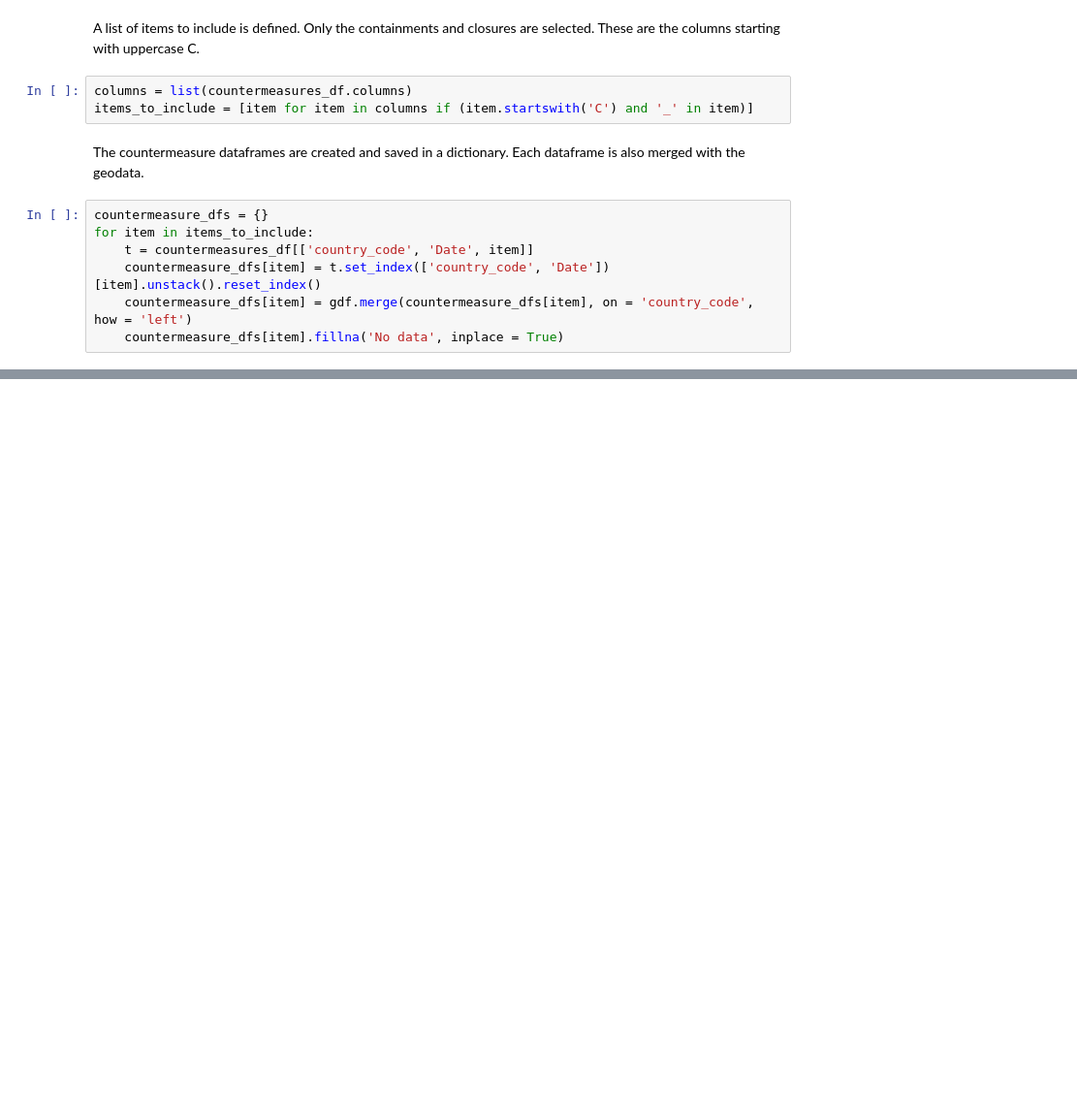
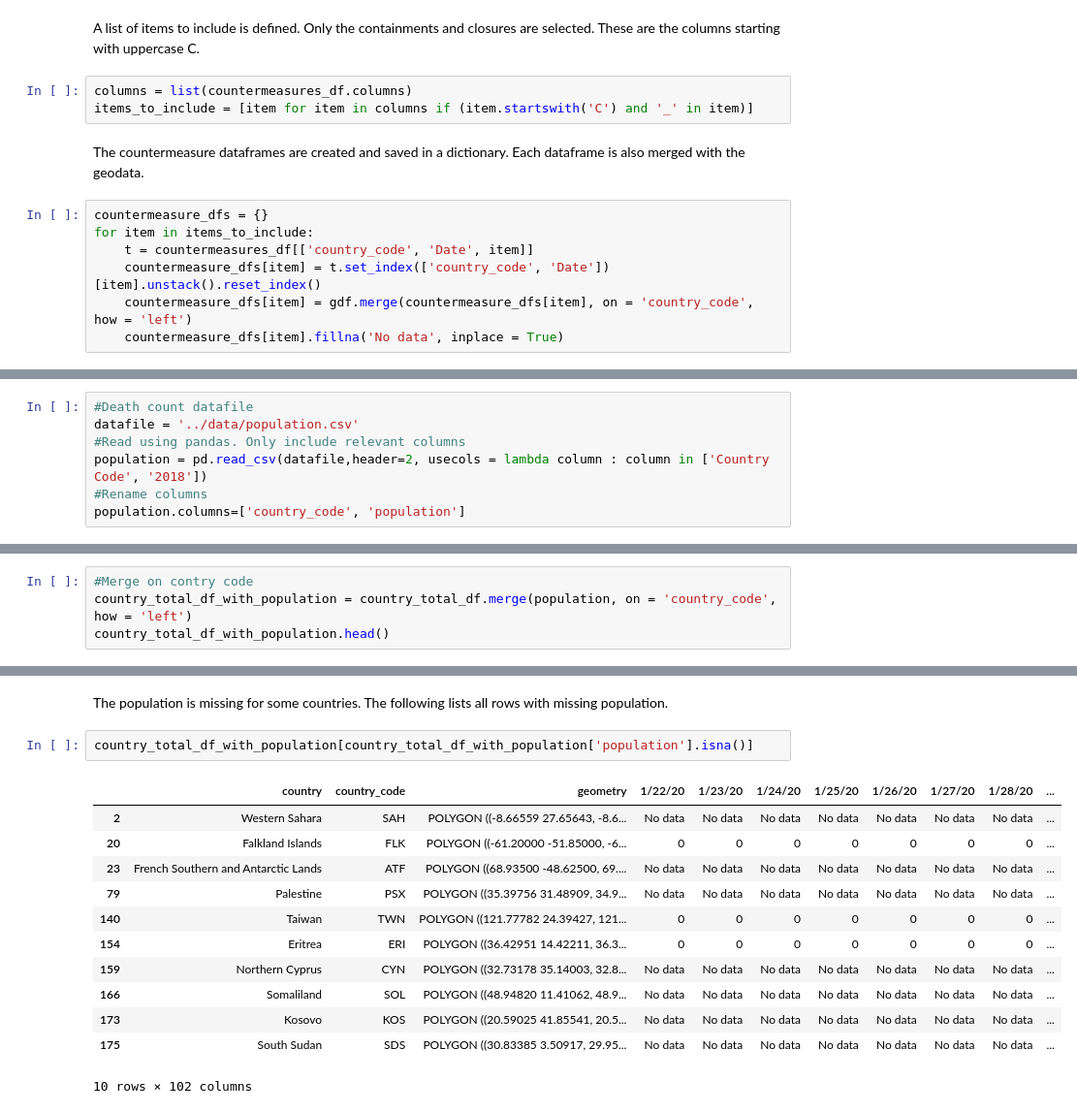
Before and after one commit to MFHolm/socialData, a Jupyter notebook: data_prep.ipynb, the cells around one changed output, grey strips where cells are left out. Shown at 97% size. Cells and saved outputs as stored; diff of their text form; blank space fills up the shorter version.

```diff
--- a/data_prep.ipynb
+++ b/data_prep.ipynb
@@ -124,0 +129,7 @@ for item in items_to_include:
+# %%
+#Death count datafile
+datafile = '../data/population.csv'
+#Read using pandas. Only include relevant columns
+population = pd.read_csv(datafile,header=2, usecols = lambda column : column in ['Country Code', '2018'])
+#Rename columns
+population.columns=['country_code', 'population']
@@ -124,0 +138,4 @@ for item in items_to_include:
+# %%
+#Merge on contry code
+country_total_df_with_population = country_total_df.merge(population, on = 'country_code', how = 'left')
+country_total_df_with_population.head()
@@ -124,0 +150,17 @@ for item in items_to_include:
+# %% [markdown]
+The population is missing for some countries. The following lists all rows with missing population.
+# %%
+country_total_df_with_population[country_total_df_with_population['population'].isna()]
+# %% [output]
+|  | country | country_code | geometry | 1/22/20 | 1/23/20 | 1/24/20 | 1/25/20 | 1/26/20 | 1/27/20 | 1/28/20 | ... |
+| 2 | Western Sahara | SAH | POLYGON ((-8.66559 27.65643, -8.6... | No data | No data | No data | No data | No data | No data | No data | ... |
+| 20 | Falkland Islands | FLK | POLYGON ((-61.20000 -51.85000, -6... | 0 | 0 | 0 | 0 | 0 | 0 | 0 | ... |
+| 23 | French Southern and Antarctic Lands | ATF | POLYGON ((68.93500 -48.62500, 69.... | No data | No data | No data | No data | No data | No data | No data | ... |
+| 79 | Palestine | PSX | POLYGON ((35.39756 31.48909, 34.9... | No data | No data | No data | No data | No data | No data | No data | ... |
+| 140 | Taiwan | TWN | POLYGON ((121.77782 24.39427, 121... | 0 | 0 | 0 | 0 | 0 | 0 | 0 | ... |
+| 154 | Eritrea | ERI | POLYGON ((36.42951 14.42211, 36.3... | 0 | 0 | 0 | 0 | 0 | 0 | 0 | ... |
+| 159 | Northern Cyprus | CYN | POLYGON ((32.73178 35.14003, 32.8... | No data | No data | No data | No data | No data | No data | No data | ... |
+| 166 | Somaliland | SOL | POLYGON ((48.94820 11.41062, 48.9... | No data | No data | No data | No data | No data | No data | No data | ... |
+| 173 | Kosovo | KOS | POLYGON ((20.59025 41.85541, 20.5... | No data | No data | No data | No data | No data | No data | No data | ... |
+| 175 | South Sudan | SDS | POLYGON ((30.83385 3.50917, 29.95... | No data | No data | No data | No data | No data | No data | No data | ... |
+10 rows × 102 columns
```
Also changed, not shown: parts of 20 cells of this notebook, 1 other file.
